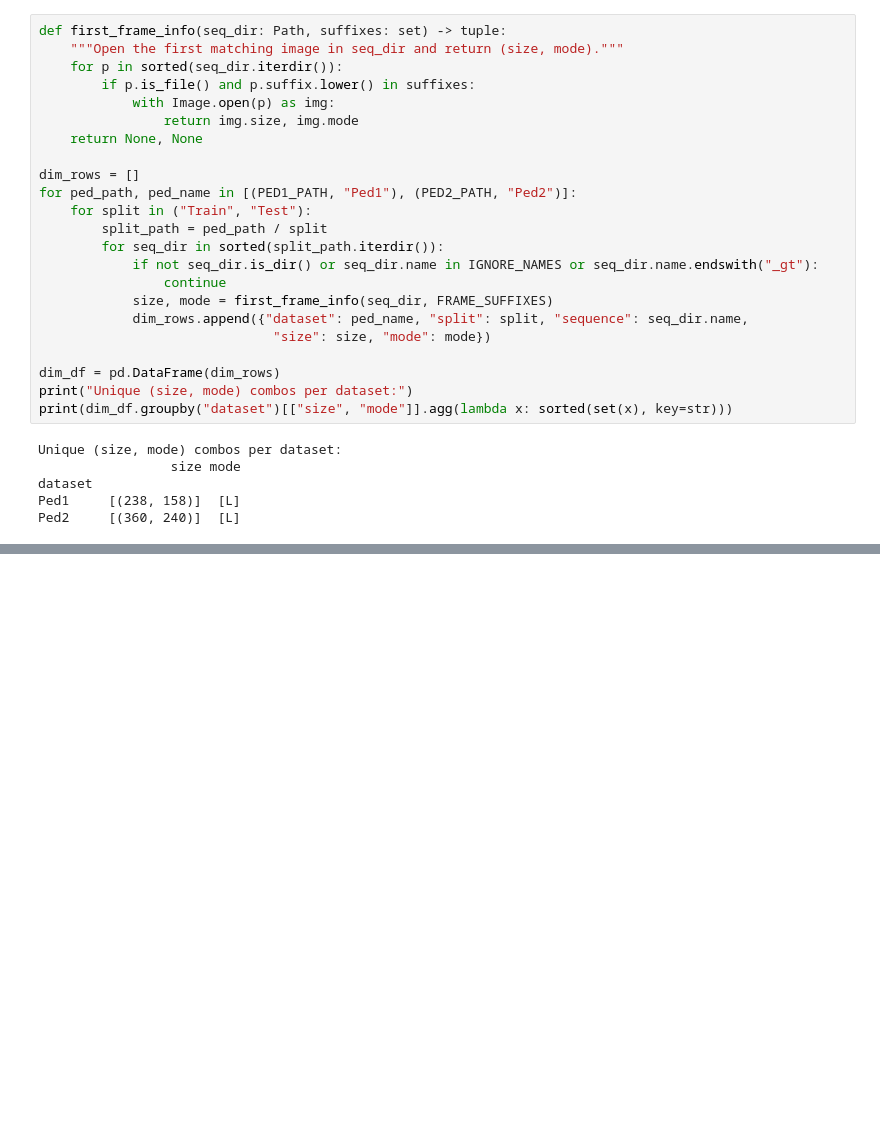
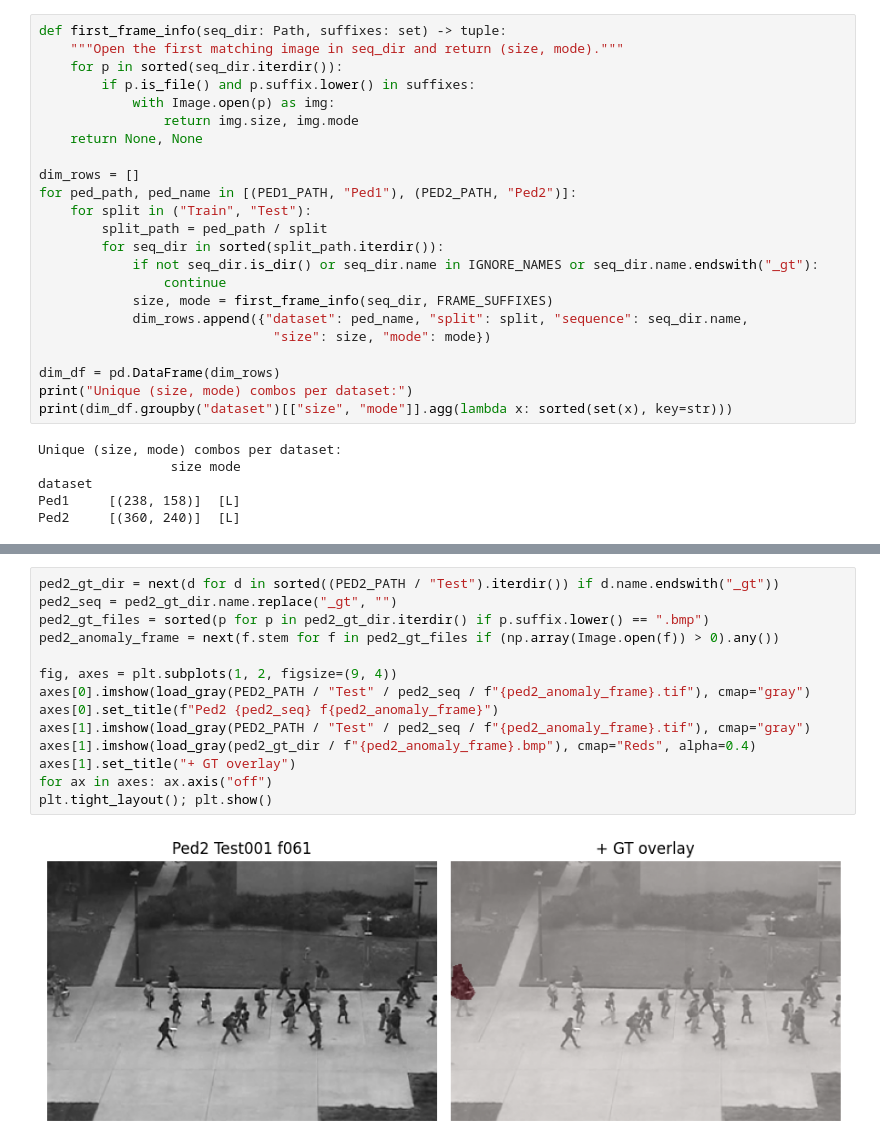
Before and after one commit to Rishabh-G-Shetye/SurveillanceAnomalyDetection, a Jupyter notebook: notebooks/02_ucsd_dataset_exploration.ipynb, the cells around one changed output, grey strips where cells are left out. Drawn from its saved outputs; the diff is of its cells as text; blank space fills up the shorter version.

```diff
--- a/notebooks/02_ucsd_dataset_exploration.ipynb
+++ b/notebooks/02_ucsd_dataset_exploration.ipynb
@@ -241,0 +324,16 @@ Ped2     [(360, 240)]  [L]
+# %%
+ped2_gt_dir = next(d for d in sorted((PED2_PATH / "Test").iterdir()) if d.name.endswith("_gt"))
+ped2_seq = ped2_gt_dir.name.replace("_gt", "")
+ped2_gt_files = sorted(p for p in ped2_gt_dir.iterdir() if p.suffix.lower() == ".bmp")
+ped2_anomaly_frame = next(f.stem for f in ped2_gt_files if (np.array(Image.open(f)) > 0).any())
+
+fig, axes = plt.subplots(1, 2, figsize=(9, 4))
+axes[0].imshow(load_gray(PED2_PATH / "Test" / ped2_seq / f"{ped2_anomaly_frame}.tif"), cmap="gray")
+axes[0].set_title(f"Ped2 {ped2_seq} f{ped2_anomaly_frame}")
+axes[1].imshow(load_gray(PED2_PATH / "Test" / ped2_seq / f"{ped2_anomaly_frame}.tif"), cmap="gray")
+axes[1].imshow(load_gray(ped2_gt_dir / f"{ped2_anomaly_frame}.bmp"), cmap="Reds", alpha=0.4)
+axes[1].set_title("+ GT overlay")
+for ax in axes: ax.axis("off")
+plt.tight_layout(); plt.show()
+# %% [output]
+[figure, added]
```
Also changed, not shown: parts of 8 cells of this notebook.
